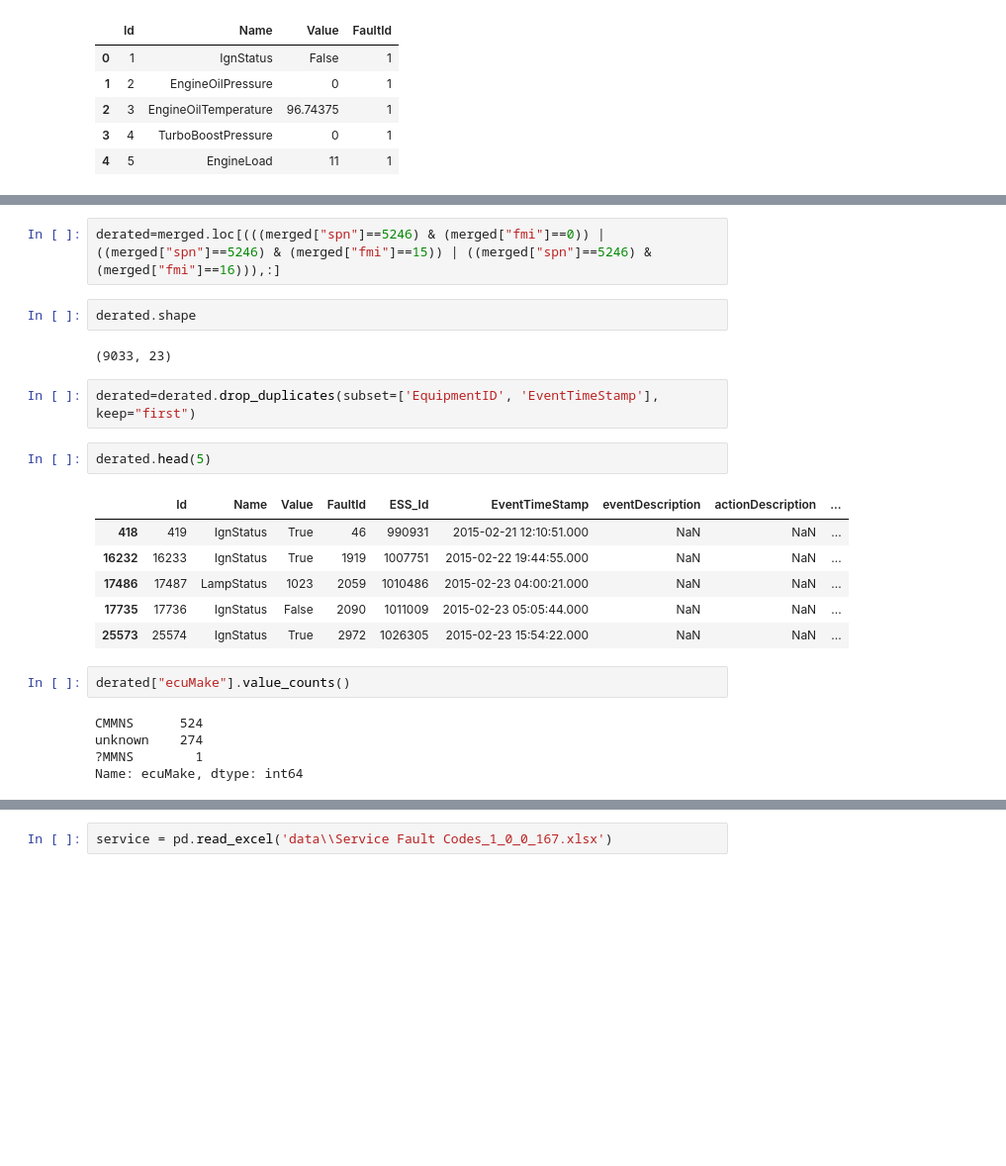
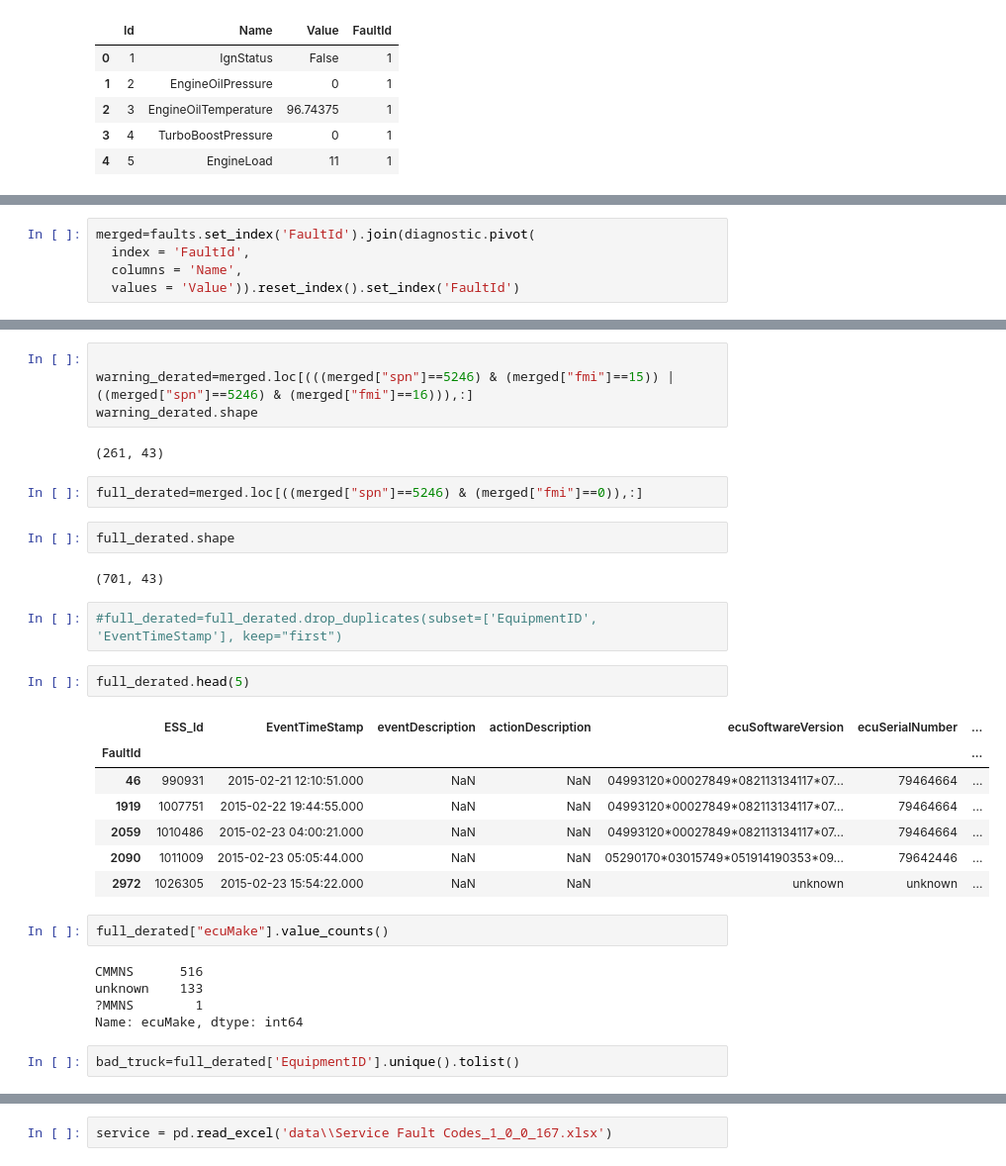
Before and after one commit to berneskaracay/dq-8-predicting-engine-derates-starfish, a Jupyter notebook: dq8.ipynb, the cells around one changed output, grey strips where cells are left out. Shown at 99% size. Cells and saved outputs as stored; diff of their text form; blank space fills up the shorter version.

Commit message:
subsetted reshaped data

```diff
--- a/dq8.ipynb
+++ b/dq8.ipynb
@@ -114,0 +117,5 @@ merged=pd.merge(diagnostic,faults,on="FaultId",how="inner")
+# %%
+merged=faults.set_index('FaultId').join(diagnostic.pivot(
+  index = 'FaultId',
+  columns = 'Name',
+  values = 'Value')).reset_index().set_index('FaultId')
@@ -119,24 +151,33 @@ merged.shape
 # %%
-derated=merged.loc[(((merged["spn"]==5246) & (merged["fmi"]==0)) | ((merged["spn"]==5246) & (merged["fmi"]==15)) | ((merged["spn"]==5246) & (merged["fmi"]==16))),:]
+
+warning_derated=merged.loc[(((merged["spn"]==5246) & (merged["fmi"]==15)) | ((merged["spn"]==5246) & (merged["fmi"]==16))),:]
+warning_derated.shape
+# %% [output]
+(261, 43)
+# %%
+full_derated=merged.loc[((merged["spn"]==5246) & (merged["fmi"]==0)),:]
 # %%
-derated.shape
+full_derated.shape
 # %% [output]
-(9033, 23)
+(701, 43)
 # %%
-derated=derated.drop_duplicates(subset=['EquipmentID', 'EventTimeStamp'], keep="first")
+#full_derated=full_derated.drop_duplicates(subset=['EquipmentID', 'EventTimeStamp'], keep="first")
 # %%
-derated.head(5)
+full_derated.head(5)
 # %% [output]
-|  | Id | Name | Value | FaultId | ESS_Id | EventTimeStamp | eventDescription | actionDescription | ... |
-| 418 | 419 | IgnStatus | True | 46 | 990931 | 2015-02-21 12:10:51.000 | NaN | NaN | ... |
-| 16232 | 16233 | IgnStatus | True | 1919 | 1007751 | 2015-02-22 19:44:55.000 | NaN | NaN | ... |
-| 17486 | 17487 | LampStatus | 1023 | 2059 | 1010486 | 2015-02-23 04:00:21.000 | NaN | NaN | ... |
-| 17735 | 17736 | IgnStatus | False | 2090 | 1011009 | 2015-02-23 05:05:44.000 | NaN | NaN | ... |
-| 25573 | 25574 | IgnStatus | True | 2972 | 1026305 | 2015-02-23 15:54:22.000 | NaN | NaN | ... |
+|  | ESS_Id | EventTimeStamp | eventDescription | actionDescription | ecuSoftwareVersion | ecuSerialNumber | ... |
+| FaultId |  |  |  |  |  |  | ... |
+| 46 | 990931 | 2015-02-21 12:10:51.000 | NaN | NaN | 04993120*00027849*082113134117*07... | 79464664 | ... |
+| 1919 | 1007751 | 2015-02-22 19:44:55.000 | NaN | NaN | 04993120*00027849*082113134117*07... | 79464664 | ... |
+| 2059 | 1010486 | 2015-02-23 04:00:21.000 | NaN | NaN | 04993120*00027849*082113134117*07... | 79464664 | ... |
+| 2090 | 1011009 | 2015-02-23 05:05:44.000 | NaN | NaN | 05290170*03015749*051914190353*09... | 79642446 | ... |
+| 2972 | 1026305 | 2015-02-23 15:54:22.000 | NaN | NaN | unknown | unknown | ... |
 # %%
-derated["ecuMake"].value_counts()
+full_derated["ecuMake"].value_counts()
 # %% [output]
-CMMNS      524
-unknown    274
+CMMNS      516
+unknown    133
 ?MMNS        1
 Name: ecuMake, dtype: int64
+# %%
+bad_truck=full_derated['EquipmentID'].unique().tolist()
```
Also changed, not shown: parts of 8 cells of this notebook, 1 other file.
